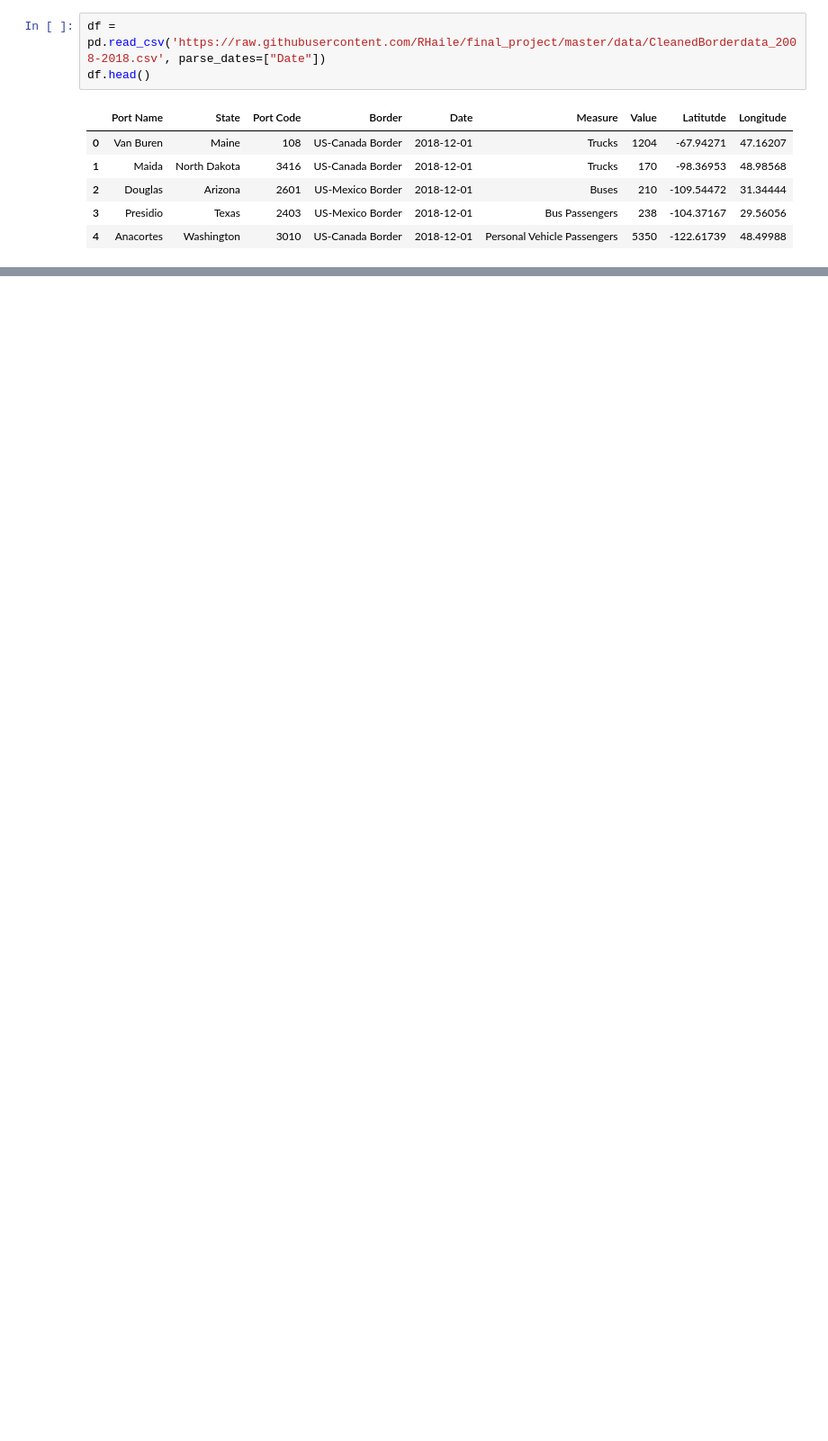
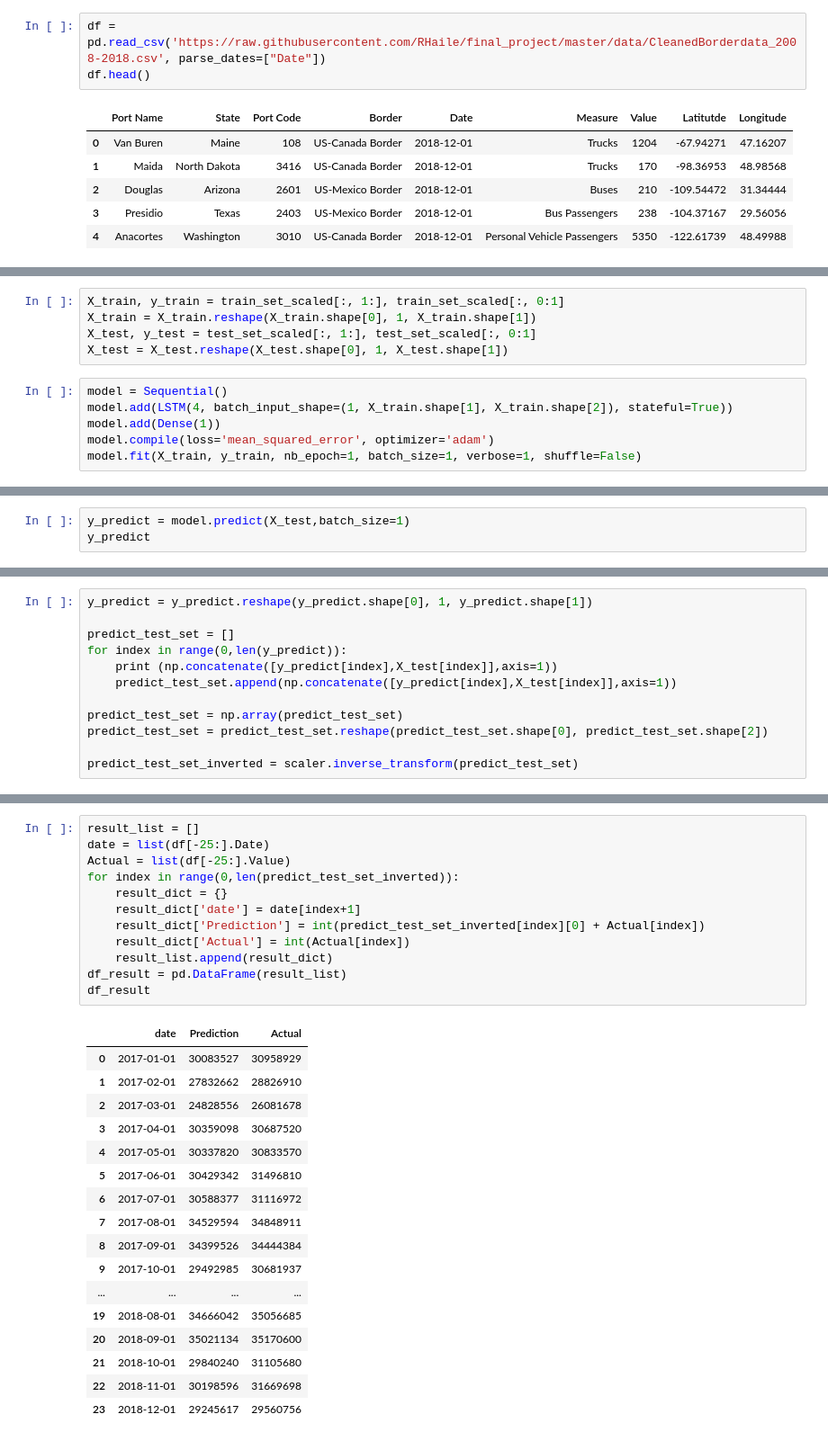
Before and after one commit to RHaile/final_project, a Jupyter notebook: Border_Crossing_Model.ipynb, the cells around one changed output, grey strips where cells are left out. Shown at 90% size. Saved outputs shown, nothing was run; the diff lists cells and outputs as text; blank space fills up the shorter version.

```diff
--- a/Border_Crossing_Model.ipynb
+++ b/Border_Crossing_Model.ipynb
@@ -174,0 +119,11 @@ valid
+# %%
+X_train, y_train = train_set_scaled[:, 1:], train_set_scaled[:, 0:1]
+X_train = X_train.reshape(X_train.shape[0], 1, X_train.shape[1])
+X_test, y_test = test_set_scaled[:, 1:], test_set_scaled[:, 0:1]
+X_test = X_test.reshape(X_test.shape[0], 1, X_test.shape[1])
+# %%
+model = Sequential()
+model.add(LSTM(4, batch_input_shape=(1, X_train.shape[1], X_train.shape[2]), stateful=True))
+model.add(Dense(1))
+model.compile(loss='mean_squared_error', optimizer='adam')
+model.fit(X_train, y_train, nb_epoch=1, batch_size=1, verbose=1, shuffle=False)
@@ -174,0 +134,3 @@ valid
+# %%
+y_predict = model.predict(X_test,batch_size=1)
+y_predict
@@ -174,0 +155,12 @@ valid
+# %%
+y_predict = y_predict.reshape(y_predict.shape[0], 1, y_predict.shape[1])
+
+predict_test_set = []
+for index in range(0,len(y_predict)):
+    print (np.concatenate([y_predict[index],X_test[index]],axis=1))
+    predict_test_set.append(np.concatenate([y_predict[index],X_test[index]],axis=1))
+
+predict_test_set = np.array(predict_test_set)
+predict_test_set = predict_test_set.reshape(predict_test_set.shape[0], predict_test_set.shape[2])
+
+predict_test_set_inverted = scaler.inverse_transform(predict_test_set)
@@ -174,0 +185,30 @@ valid
+# %%
+result_list = []
+date = list(df[-25:].Date)
+Actual = list(df[-25:].Value)
+for index in range(0,len(predict_test_set_inverted)):
+    result_dict = {}
+    result_dict['date'] = date[index+1]
+    result_dict['Prediction'] = int(predict_test_set_inverted[index][0] + Actual[index])
+    result_dict['Actual'] = int(Actual[index])
+    result_list.append(result_dict)
+df_result = pd.DataFrame(result_list)
+df_result
+# %% [output]
+|  | date | Prediction | Actual |
+| 0 | 2017-01-01 | 30083527 | 30958929 |
+| 1 | 2017-02-01 | 27832662 | 28826910 |
+| 2 | 2017-03-01 | 24828556 | 26081678 |
+| 3 | 2017-04-01 | 30359098 | 30687520 |
+| 4 | 2017-05-01 | 30337820 | 30833570 |
+| 5 | 2017-06-01 | 30429342 | 31496810 |
+| 6 | 2017-07-01 | 30588377 | 31116972 |
+| 7 | 2017-08-01 | 34529594 | 34848911 |
+| 8 | 2017-09-01 | 34399526 | 34444384 |
+| 9 | 2017-10-01 | 29492985 | 30681937 |
+| ... | ... | ... | ... |
+| 19 | 2018-08-01 | 34666042 | 35056685 |
+| 20 | 2018-09-01 | 35021134 | 35170600 |
+| 21 | 2018-10-01 | 29840240 | 31105680 |
+| 22 | 2018-11-01 | 30198596 | 31669698 |
+| 23 | 2018-12-01 | 29245617 | 29560756 |
```
Also changed, not shown: parts of 31 cells of this notebook.
